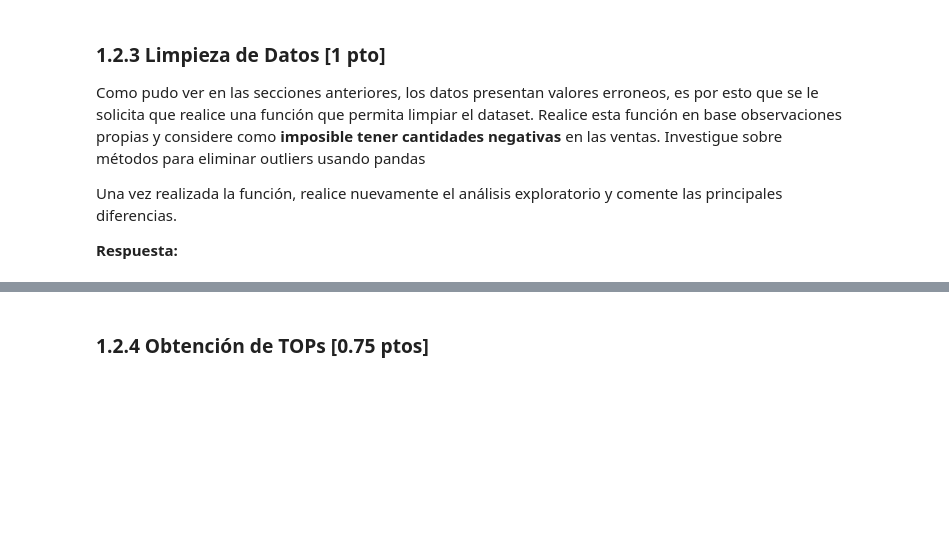
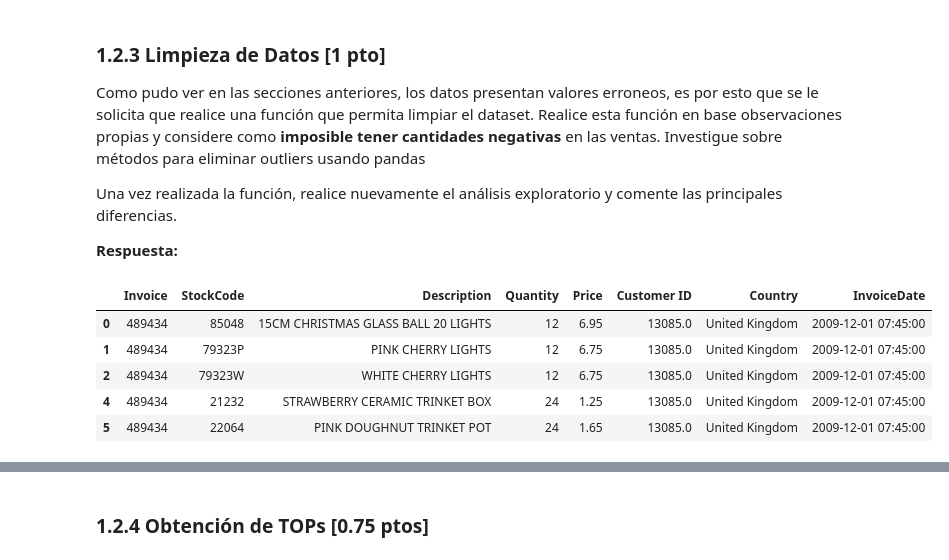
Before and after one commit to matisweet/MDS7202, a Jupyter notebook: labs/Lab4/Lab4_Enunciado.ipynb, the cells around one changed output, grey strips where cells are left out. Saved outputs shown, nothing was run; the diff lists cells and outputs as text; code cells hidden in the pictures; blank space fills up the shorter version.

```diff
--- a/labs/Lab4/Lab4_Enunciado.ipynb
+++ b/labs/Lab4/Lab4_Enunciado.ipynb
@@ -495,0 +467,41 @@ Una vez realizada la función, realice nuevamente el análisis exploratorio y co
+# %%
+def clean_retail_data(df: pd.DataFrame) -> pd.DataFrame:
+    df_clean = df.copy()
+
+    df_clean = df_clean.loc[df_clean["Quantity"] > 0]
+    df_clean = df_clean.loc[df_clean["Price"] > 0]
+
+    df_clean = df_clean.dropna(subset=["Customer ID", "Description"])
+
+    q1_quantity = df_clean["Quantity"].quantile(0.25)
+    q3_quantity = df_clean["Quantity"].quantile(0.75)
+    iqr_quantity = q3_quantity - q1_quantity
+
+    lower_quantity = q1_quantity - 1.5 * iqr_quantity
+    upper_quantity = q3_quantity + 1.5 * iqr_quantity
+
+    q1_price = df_clean["Price"].quantile(0.25)
+    q3_price = df_clean["Price"].quantile(0.75)
+    iqr_price = q3_price - q1_price
+
+    lower_price = q1_price - 1.5 * iqr_price
+    upper_price = q3_price + 1.5 * iqr_price
+
+    df_clean = df_clean.loc[
+        (df_clean["Quantity"] >= lower_quantity)
+        & (df_clean["Quantity"] <= upper_quantity)
+        & (df_clean["Price"] >= lower_price)
+        & (df_clean["Price"] <= upper_price)
+    ].copy()
+
+    return df_clean
+# %%
+df_retail_clean = clean_retail_data(df_retail)
+df_retail_clean.head()
+# %% [output]
+|  | Invoice | StockCode | Description | Quantity | Price | Customer ID | Country | InvoiceDate |
+| 0 | 489434 | 85048 | 15CM CHRISTMAS GLASS BALL 20 LIGHTS | 12 | 6.95 | 13085.0 | United Kingdom | 2009-12-01 07:45:00 |
+| 1 | 489434 | 79323P | PINK CHERRY LIGHTS | 12 | 6.75 | 13085.0 | United Kingdom | 2009-12-01 07:45:00 |
+| 2 | 489434 | 79323W | WHITE CHERRY LIGHTS | 12 | 6.75 | 13085.0 | United Kingdom | 2009-12-01 07:45:00 |
+| 4 | 489434 | 21232 | STRAWBERRY CERAMIC TRINKET BOX | 24 | 1.25 | 13085.0 | United Kingdom | 2009-12-01 07:45:00 |
+| 5 | 489434 | 22064 | PINK DOUGHNUT TRINKET POT | 24 | 1.65 | 13085.0 | United Kingdom | 2009-12-01 07:45:00 |
```
Also changed, not shown: parts of 22 cells of this notebook, 1 other file.
